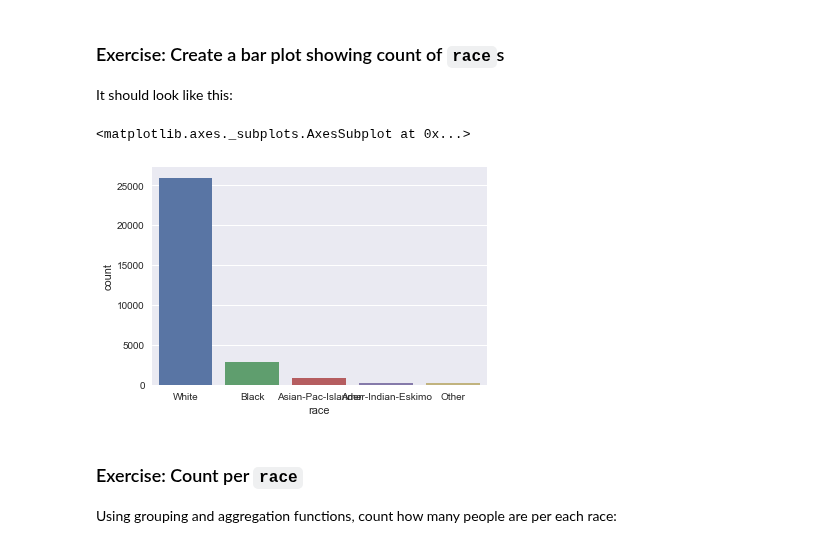
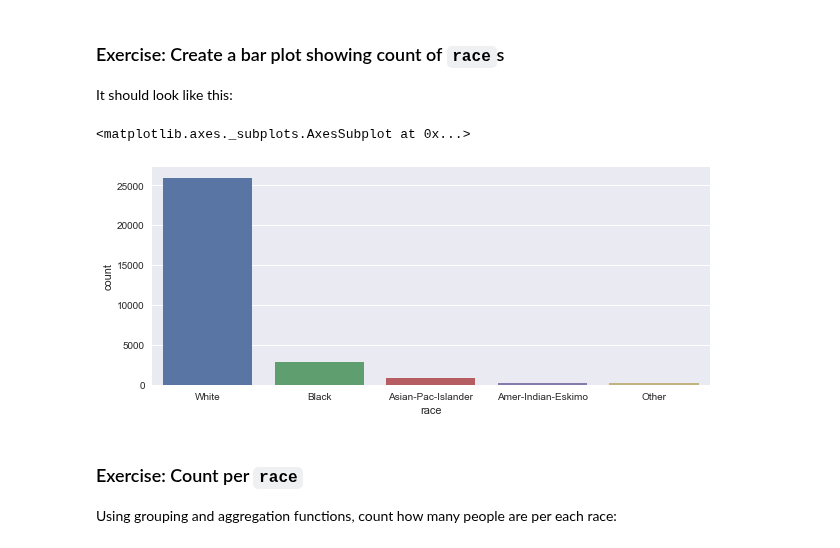
Before and after one commit to AndyDeNike/RMOTR, a Jupyter notebook: projects/data-science/ds-unit-2-us-census-analyisis/Project 2 - US Census.ipynb, the cells around one changed output. Drawn from its saved outputs; the diff is of its cells as text; code cells hidden in the pictures.

```diff
--- a/projects/data-science/ds-unit-2-us-census-analyisis/Project 2 - US Census.ipynb
+++ b/projects/data-science/ds-unit-2-us-census-analyisis/Project 2 - US Census.ipynb
@@ -387,10 +387,11 @@ It should look like this:
 # %%
 # Expected result
 # %%
+plt.figure(figsize=(10, 4))
 sns.countplot(x="race", data=df)
 # %% [output]
 <matplotlib.axes._subplots.AxesSubplot at 0x...>
-[figure, old version]
+[figure, new version]
 # %% [markdown]
 ### Exercise: Count per `race`
 
```
Also changed, not shown: parts of 1 cell of this notebook.
